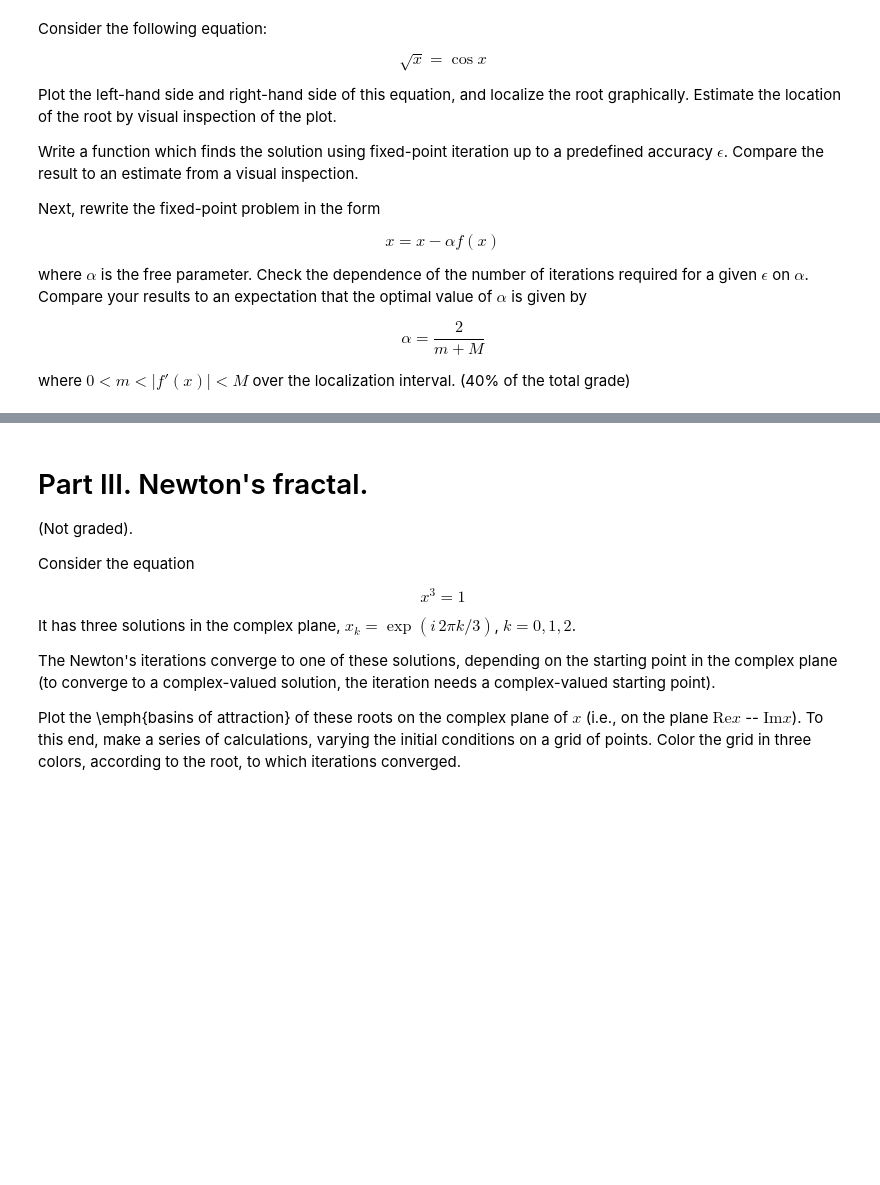
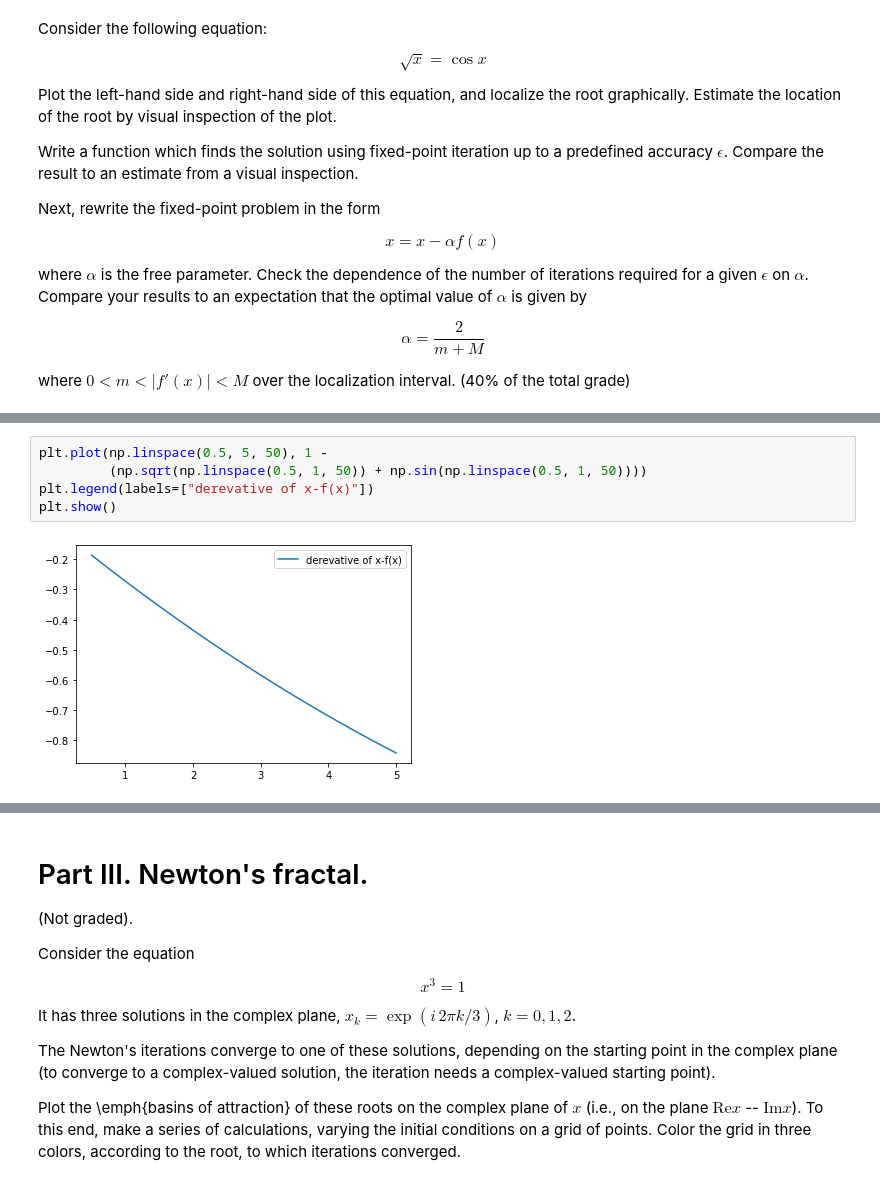
Before and after one commit to nestorsgarzonc/MetNumUN2021II, a Jupyter notebook: lab/lab3.ipynb, the cells around one changed output, grey strips where cells are left out. Cells and saved outputs as stored; diff of their text form; blank space fills up the shorter version.

```diff
--- a/lab/lab3.ipynb
+++ b/lab/lab3.ipynb
@@ -125,0 +165,7 @@ where $0 < m < |f'(x)| < M$ over the localization interval. (40% of the total gr
+# %%
+plt.plot(np.linspace(0.5, 5, 50), 1 -
+         (np.sqrt(np.linspace(0.5, 1, 50)) + np.sin(np.linspace(0.5, 1, 50))))
+plt.legend(labels=["derevative of x-f(x)"])
+plt.show()
+# %% [output]
+[figure, added]
```
Also changed, not shown: parts of 13 cells of this notebook, 6 other files.
